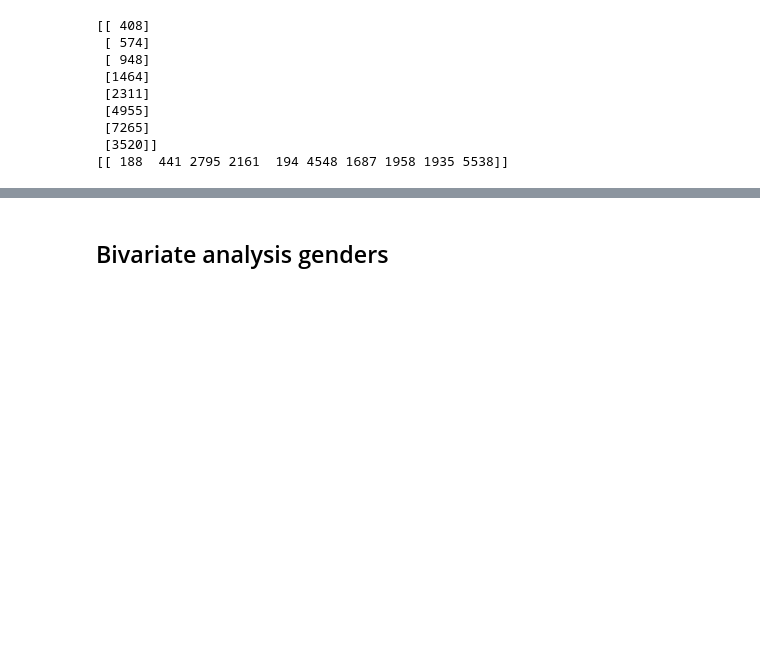
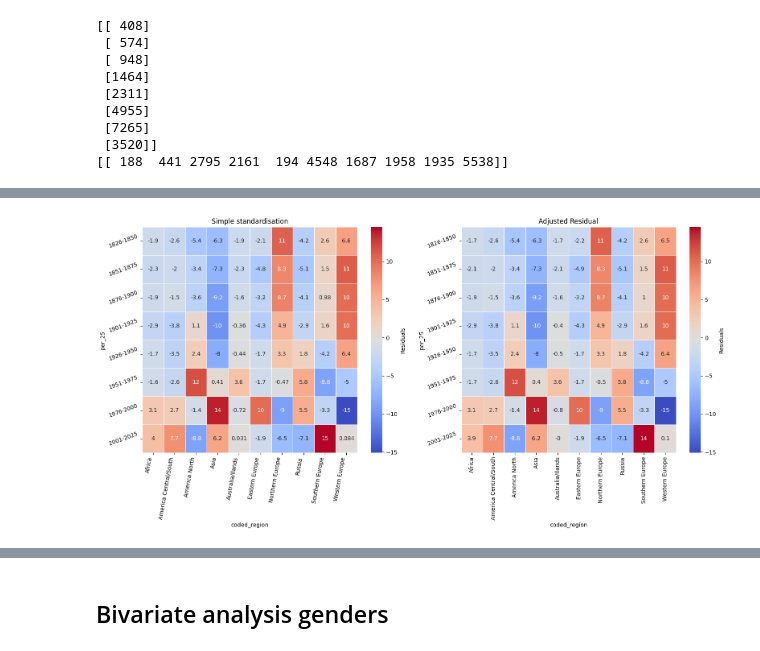
Before and after one commit to Sciences-historiques-numeriques/astronomers, a Jupyter notebook: notebooks_jupyter/wikidata_exploration/da3_distribution_continents_triplestore.ipynb, the cells around one changed output, grey strips where cells are left out. Drawn from its saved outputs; the diff is of its cells as text; code cells hidden in the pictures; blank space fills up the shorter version.

```diff
--- a/notebooks_jupyter/wikidata_exploration/da3_distribution_continents_triplestore.ipynb
+++ b/notebooks_jupyter/wikidata_exploration/da3_distribution_continents_triplestore.ipynb
@@ -426,7 +463,7 @@ residuals
 # %%
 # Formula for Adjusted Residuals
-residuals = (observed - expected) / np.sqrt(expected * (1 - row_totals/n) * (1 - col_totals/n))
-residuals.round(1)
+adjusted_resids = (observed - expected) / np.sqrt(expected * (1 - row_totals/n) * (1 - col_totals/n))
+adjusted_resids.round(1)
 # %% [output]
 | coded_region | Africa | America Central/South | America North | Asia | Australia/Ilands | Eastern Europe | ... |
 | per_25 |  |  |  |  |  |  | ... |
@@ -474,0 +498,42 @@ plt.show()
+# %%
+### Compare the two methods of calculation of residuals
+
+# 3. Plot
+fig, ax = plt.subplots(1,2,figsize=(16,8))
+
+# Create heatmap
+sns.heatmap(
+    residuals,
+    annot=True,            # Use boolean True to annotate with data values
+    cmap="coolwarm",
+    linewidths=.5,
+    ax=ax[0],
+    cbar_kws={'label': 'Residuals'}
+)
+# 3. Fix Label Rotation (Safe Method)
+# This rotates existing ticks without risking a count mismatch
+ax[0].set_xticklabels(ax[0].get_xticklabels(), rotation=80, ha='right')
+ax[0].set_yticklabels(ax[0].get_yticklabels(), rotation=20, va='center')
+ax[0].set_title("Simple standardisation", fontsize=12)
+
+
+# Create heatmap
+sns.heatmap(
+    adjusted_resids.round(1),
+    annot=True,            # Use boolean True to annotate with data values
+    cmap="coolwarm",
+    linewidths=.5,
+    ax=ax[1],
+    cbar_kws={'label': 'Residuals'}
+)
+# 3. Fix Label Rotation (Safe Method)
+# This rotates existing ticks without risking a count mismatch
+#ax.set_xticklabels(ax.get_xticklabels(), rotation=80, ha='right')
+ax[1].set_yticklabels(ax[1].get_yticklabels(), rotation=20, va='center')
+ax[1].set_title("Adjusted Residual", fontsize=12)
+
+# ax.set_title("Heatmap of Adjusted Residuals (via statsmodels)")
+plt.tight_layout()
+plt.show()
+# %% [output]
+[figure, added]
```
Also changed, not shown: parts of 27 cells of this notebook.
